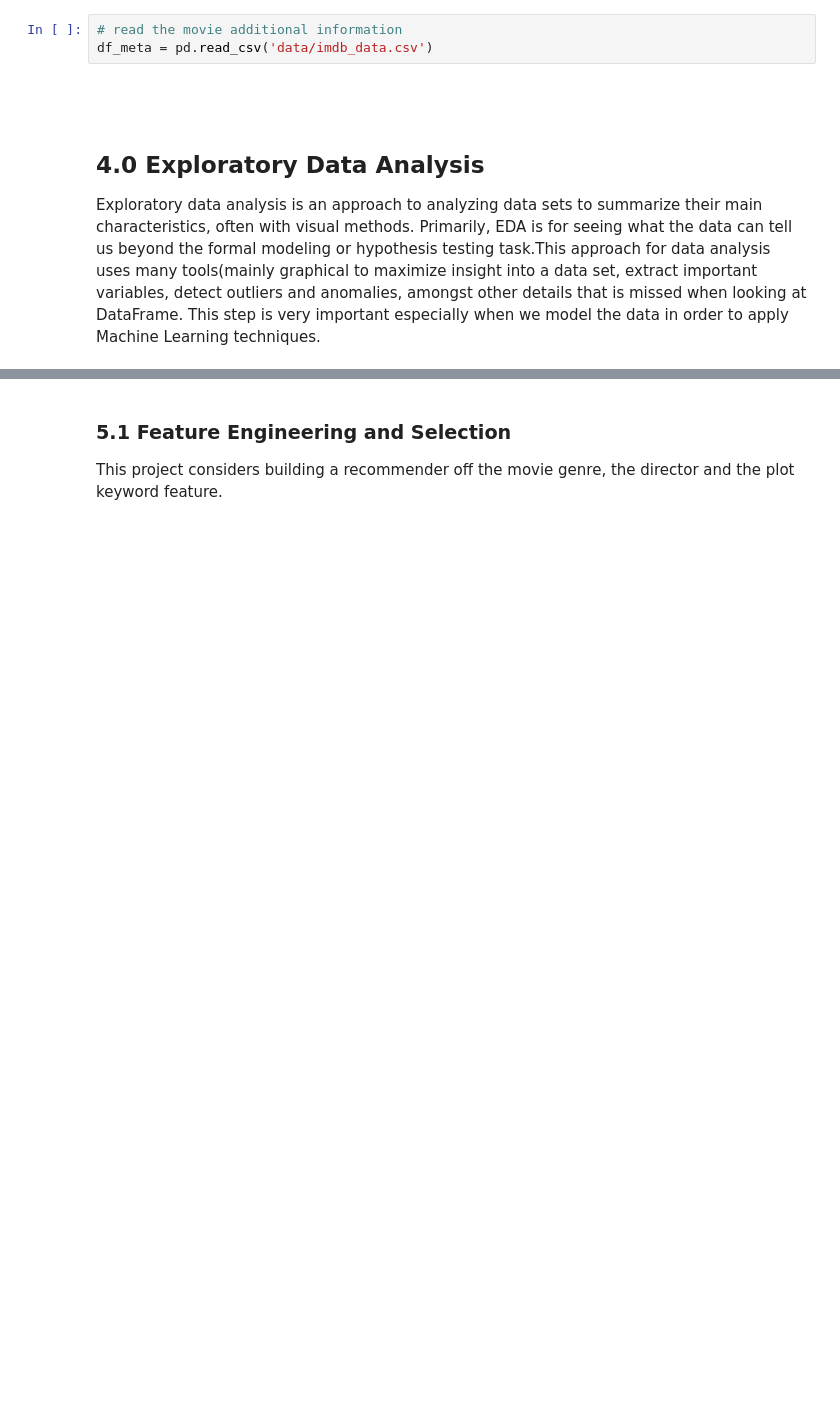
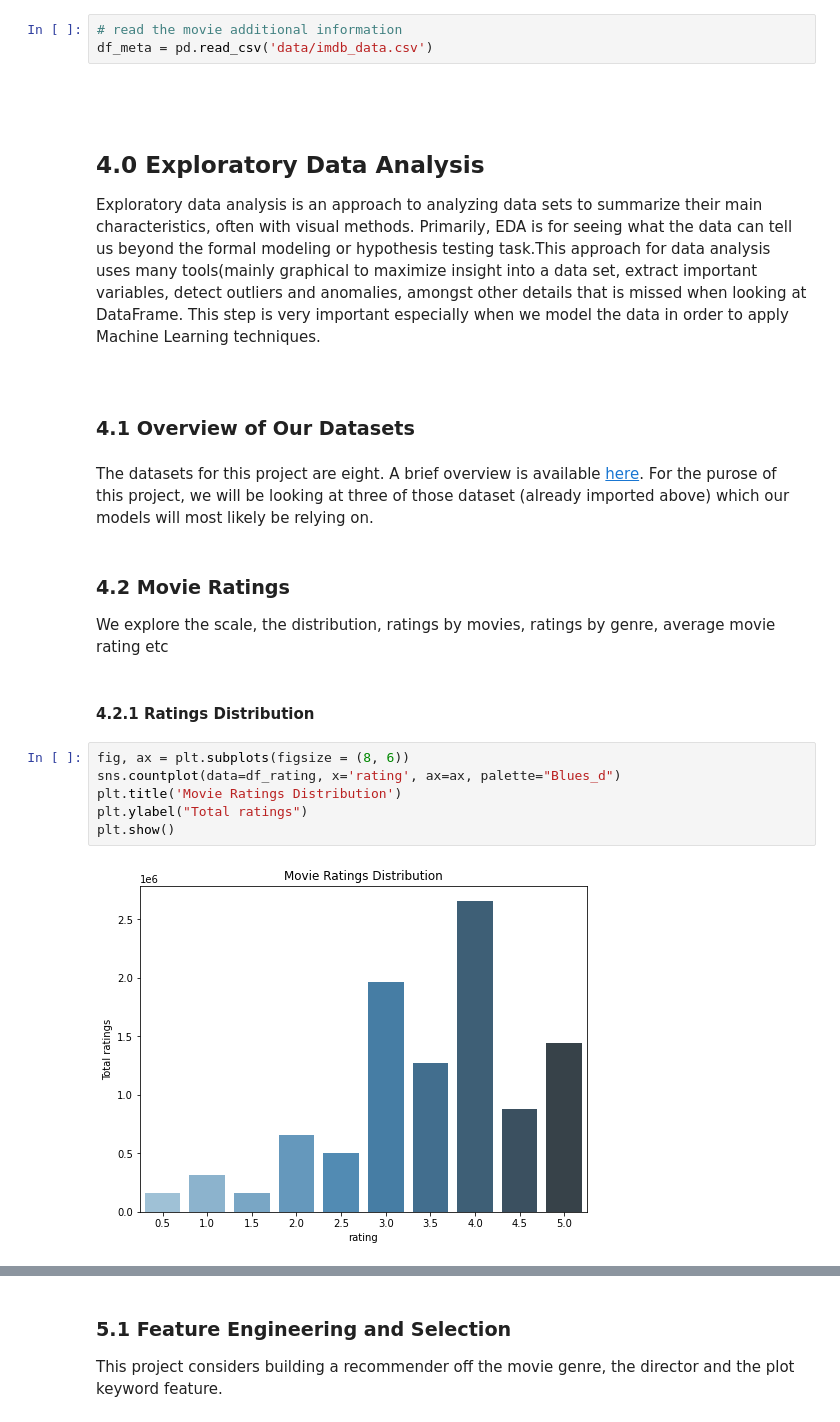
Before and after one commit to chidike10/Movie-Recommender-TeamZF3, a Jupyter notebook: Recommendation_TeamZF3.ipynb, the cells around one changed output, grey strips where cells are left out. Drawn from its saved outputs; the diff is of its cells as text; blank space fills up the shorter version.

```diff
--- a/Recommendation_TeamZF3.ipynb
+++ b/Recommendation_TeamZF3.ipynb
@@ -106,4 +100,22 @@ df_meta = pd.read_csv('data/imdb_data.csv')
 ## 4.0 Exploratory Data Analysis
 
 
-Exploratory data analysis is an approach to analyzing data sets to summarize their main characteristics, often with visual methods. Primarily, EDA is for seeing what the data can tell us beyond the formal modeling or hypothesis testing task.This approach for data analysis uses many tools(mainly graphical to maximize insight into a data set, extract important variables, detect outliers and anomalies, amongst other details that is missed when looking at DataFrame. This step is very important especially when we model the data in order to apply Machine Learning techniques.
+Exploratory data analysis is an approach to analyzing data sets to summarize their main characteristics, often with visual methods. Primarily, EDA is for seeing what the data can tell us beyond the formal modeling or hypothesis testing task.This approach for data analysis uses many tools(mainly graphical to maximize insight into a data set, extract important variables, detect outliers and anomalies, amongst other details that is missed when looking at DataFrame. This step is very important especially when we model the data in order to apply Machine Learning techniques. <br><br>
+# %% [markdown]
+### 4.1 Overview of Our Datasets
+# %% [markdown]
+The datasets for this project are eight. A brief overview is available <a href="https://www.kaggle.com/competitions/edsa-movie-recommendation-2022/data"> here</a>. For the purose of this project, we will be looking at three of those dataset (already imported above) which our models will most likely be relying on.
+# %% [markdown]
+### 4.2 Movie Ratings
+
+We explore the scale, the distribution, ratings by movies, ratings by genre, average movie rating etc <br>
+# %% [markdown]
+#### 4.2.1 Ratings Distribution
+# %%
+fig, ax = plt.subplots(figsize = (8, 6))
+sns.countplot(data=df_rating, x='rating', ax=ax, palette="Blues_d")
+plt.title('Movie Ratings Distribution')
+plt.ylabel("Total ratings")
+plt.show()
+# %% [output]
+[figure, added]
```
Also changed, not shown: parts of 60 cells of this notebook.
